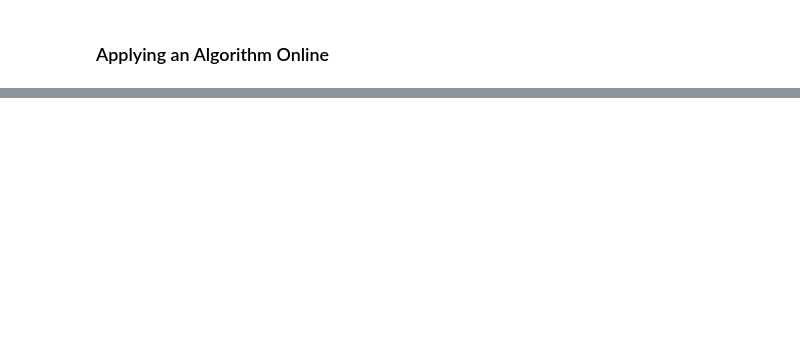
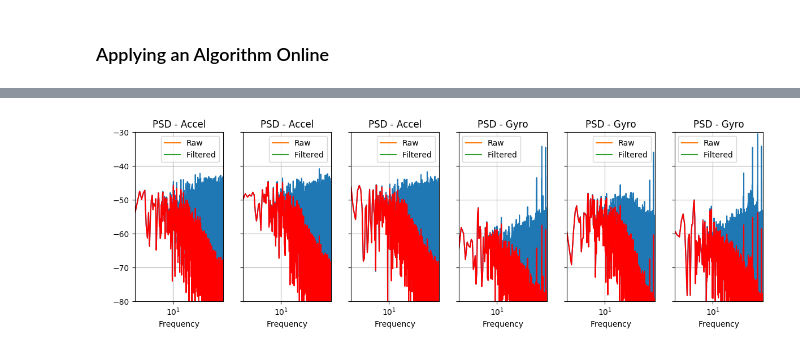
Before and after one commit to plusk01/teensyimu, a Jupyter notebook: examples/digital_lpf.ipynb, the cells around one changed output, grey strips where cells are left out. Cells and saved outputs as stored; diff of their text form; code cells hidden in the pictures; blank space fills up the shorter version.

```diff
--- a/examples/digital_lpf.ipynb
+++ b/examples/digital_lpf.ipynb
@@ -223,0 +303,33 @@ std. gyro:   (0.76, 1.08, 0.55)
+# %%
+import matplotlib.pyplot as plt
+import matplotlib.mlab as mlab
+import matplotlib.gridspec as gridspec
+
+#fig, (ax0, ax1) = plt.subplots(ncols=2, constrained_layout=True)
+fig, axs = plt.subplots(1, 6, sharey=True, tight_layout=True)
+
+yticks = np.arange(-80, -20, 10)
+yrange = (yticks[0], yticks[-1])
+#xticks = np.logspace(-2, 2, 10)
+xrange = (0.5, Fs/2)
+
+for ii in np.arange(1,7):
+    power0, freqs0 = axs[ii-1].psd(data[:,ii]-data_mean[ii], NFFT=8192, Fs=Fs, noverlap=5,scale_by_freq=True)
+    axs[ii-1].semilogx(freqs0, power0, label='Raw')
+    power1, freqs1 = axs[ii-1].psd(dataf[:,ii]-dataf_mean[ii], NFFT=8192, Fs=Fs, noverlap=5,scale_by_freq=True,c='r')
+    axs[ii-1].semilogx(freqs1, power1, label='Filtered')
+    if (ii < 4):
+        axs[ii-1].set_title('PSD - Accel')
+    else:
+        axs[ii-1].set_title('PSD - Gyro')
+    #ax0.set_xticks(xticks)
+    axs[ii-1].set_yticks(yticks)
+    axs[ii-1].set_ylabel(' ')  # overwrite the y-label added by `psd`
+    axs[ii-1].grid(True)
+    axs[ii-1].set_ylim(yrange)
+    axs[ii-1].set_xlim(xrange)
+    axs[ii-1].legend(loc='best')
+
+plt.show()
+# %% [output]
+[figure, added]
```
Also changed, not shown: parts of 11 cells of this notebook.
